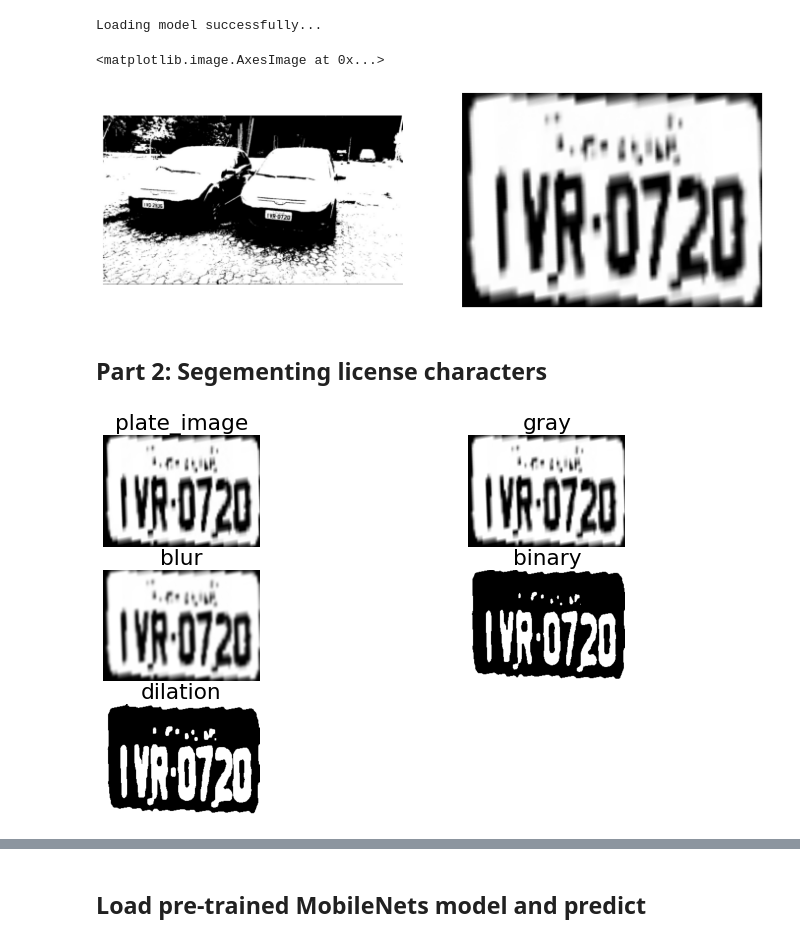
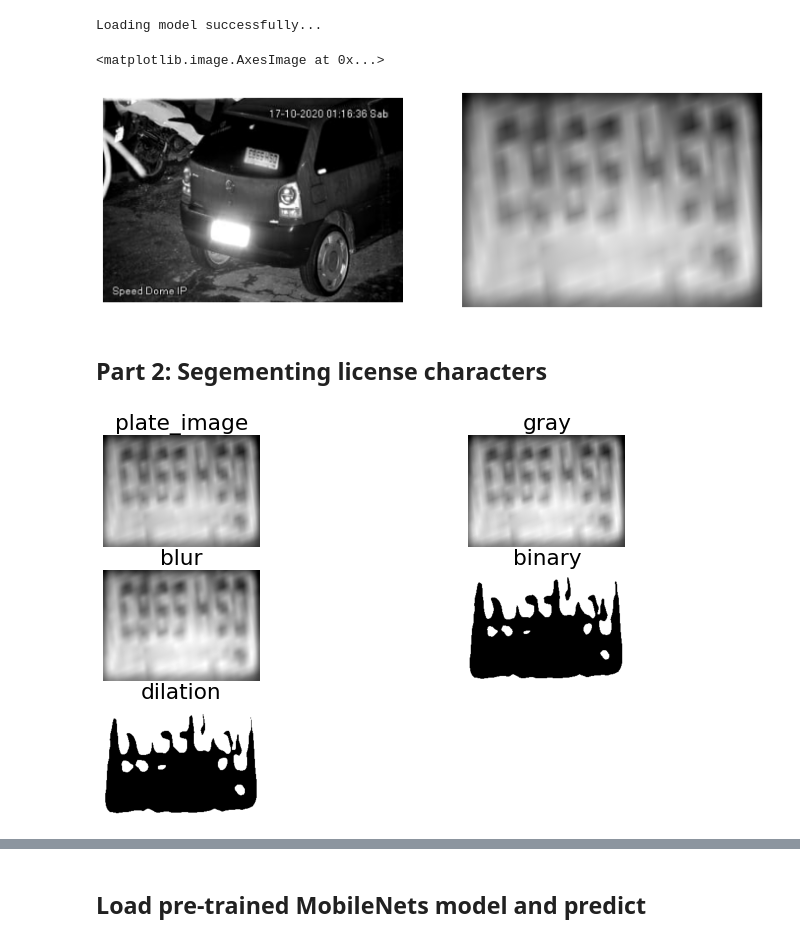
Before and after one commit to nkzren/reconhecimento-veiculos, a Jupyter notebook: deteccao_e_reconhecimento_placas/[Part 3]End-to-end.ipynb, the cells around one changed output, grey strips where cells are left out. Drawn from its saved outputs; the diff is of its cells as text; code cells hidden in the pictures.

```diff
--- a/deteccao_e_reconhecimento_placas/[Part 3]End-to-end.ipynb
+++ b/deteccao_e_reconhecimento_placas/[Part 3]End-to-end.ipynb
@@ -38,35 +38,35 @@ Loading model successfully...
 def preprocess_image(image_path,resize=False):
     img = cv2.imread(image_path)
     img = cv2.cvtColor(img, cv2.COLOR_BGR2RGB)
     img = img / 255
     if resize:
         img = cv2.resize(img, (224,224))
     return img
 
 def get_plate(image_path, Dmax=608, Dmin = 608):
     vehicle = preprocess_image(image_path)
     ratio = float(max(vehicle.shape[:2])) / min(vehicle.shape[:2])
     side = int(ratio * Dmin)
     bound_dim = min(side, Dmax)
     _ , LpImg, _, cor = detect_lp(wpod_net, vehicle, bound_dim, lp_threshold=0.5)
     return vehicle, LpImg, cor
 
 #test_image_path = "Plate_examples/germany_car_plate.jpg"
-test_image_path = "placa_exemplos/carros_2.png"
+test_image_path = "placa_exemplos/noturno copy.jpeg"
 vehicle, LpImg,cor = get_plate(test_image_path)
 
 fig = plt.figure(figsize=(12,6))
 grid = gridspec.GridSpec(ncols=2,nrows=1,figure=fig)
 fig.add_subplot(grid[0])
 plt.axis(False)
 plt.imshow(vehicle)
 grid = gridspec.GridSpec(ncols=2,nrows=1,figure=fig)
 fig.add_subplot(grid[1])
 plt.axis(False)
 plt.imshow(LpImg[0])
 # %% [output]
 <matplotlib.image.AxesImage at 0x...>
-[figure, old version]
+[figure, new version]
 # %% [markdown]
 ## Part 2: Segementing license characters
 # %%
@@ -104,7 +104,7 @@ for i in range(len(plot_image)):
 
 # plt.savefig("threshding.png", dpi=300)
 # %% [output]
-[figure, old version]
+[figure, new version]
 # %%
 # Create sort_contours() function to grab the contour of each digit from left to right
 def sort_contours(cnts,reverse = False):
```
Also changed, not shown: parts of 2 cells of this notebook, 13 other files.
